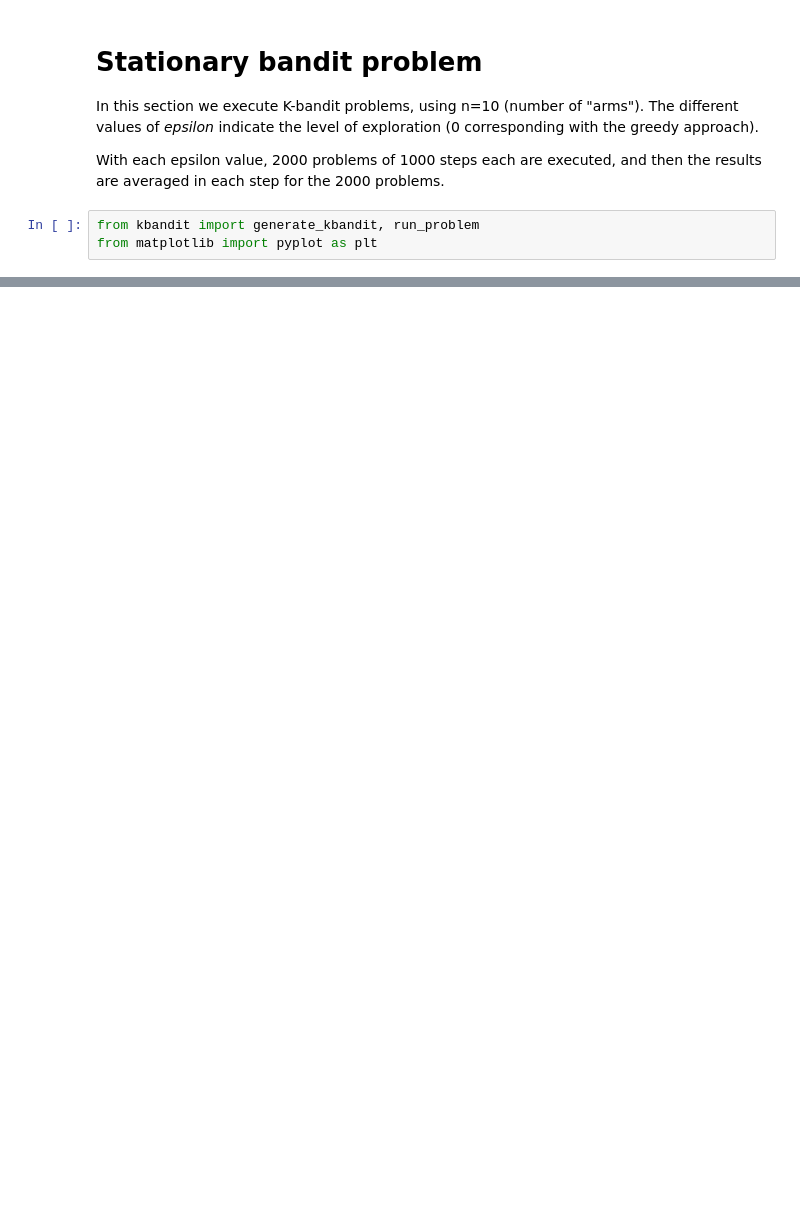
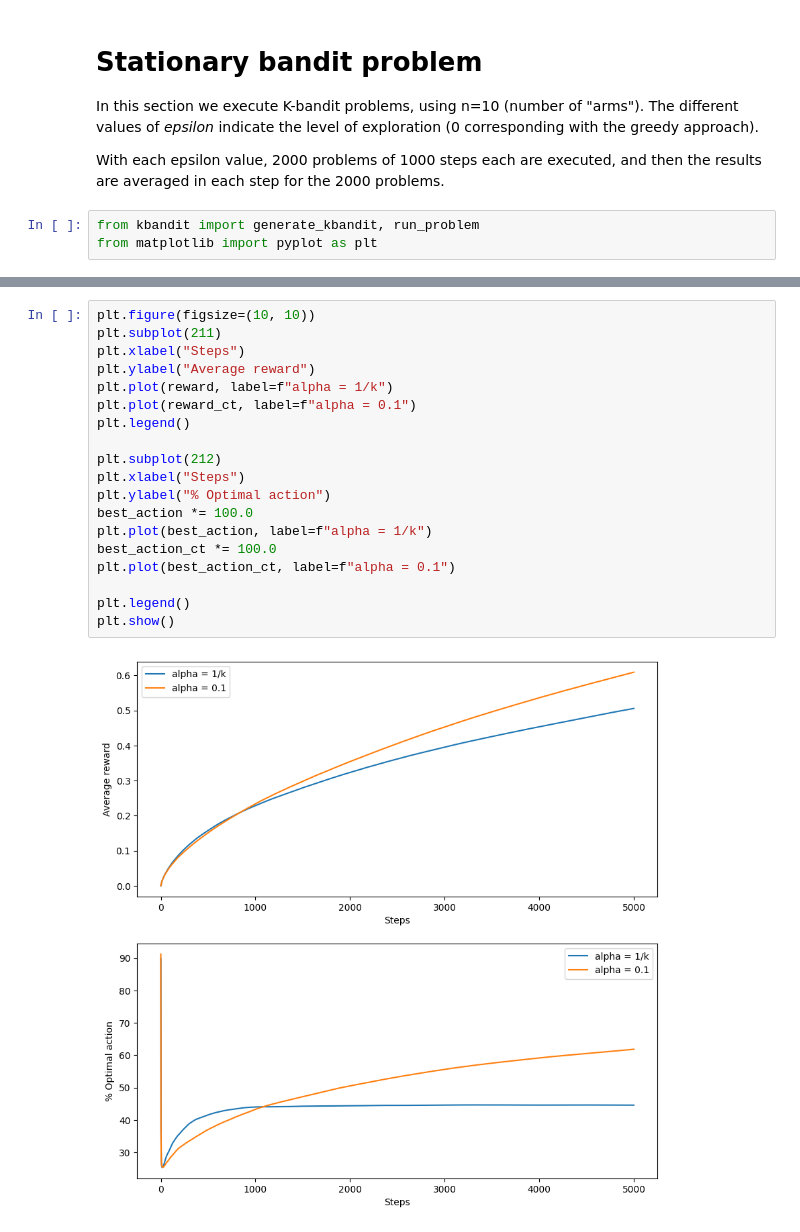
Before and after one commit to aserranoh/reinforcement-learning, a Jupyter notebook: 02-multi-arm-bandits/multi-arm-bandits.ipynb, the cells around one changed output, grey strips where cells are left out. Cells and saved outputs as stored; diff of their text form; blank space fills up the shorter version.

```diff
--- a/02-multi-arm-bandits/multi-arm-bandits.ipynb
+++ b/02-multi-arm-bandits/multi-arm-bandits.ipynb
@@ -42,0 +62,21 @@ plt.show()
+# %%
+plt.figure(figsize=(10, 10))
+plt.subplot(211)
+plt.xlabel("Steps")
+plt.ylabel("Average reward")
+plt.plot(reward, label=f"alpha = 1/k")
+plt.plot(reward_ct, label=f"alpha = 0.1")
+plt.legend()
+
+plt.subplot(212)
+plt.xlabel("Steps")
+plt.ylabel("% Optimal action")
+best_action *= 100.0
+plt.plot(best_action, label=f"alpha = 1/k")
+best_action_ct *= 100.0
+plt.plot(best_action_ct, label=f"alpha = 0.1")
+
+plt.legend()
+plt.show()
+# %% [output]
+[figure, added]
```
Also changed, not shown: parts of 5 cells of this notebook, 2 other files.
